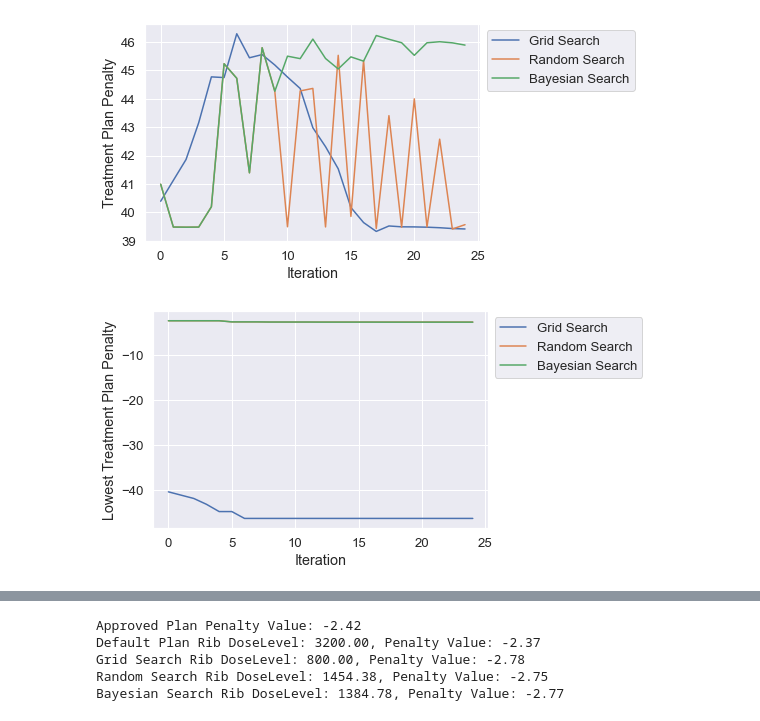
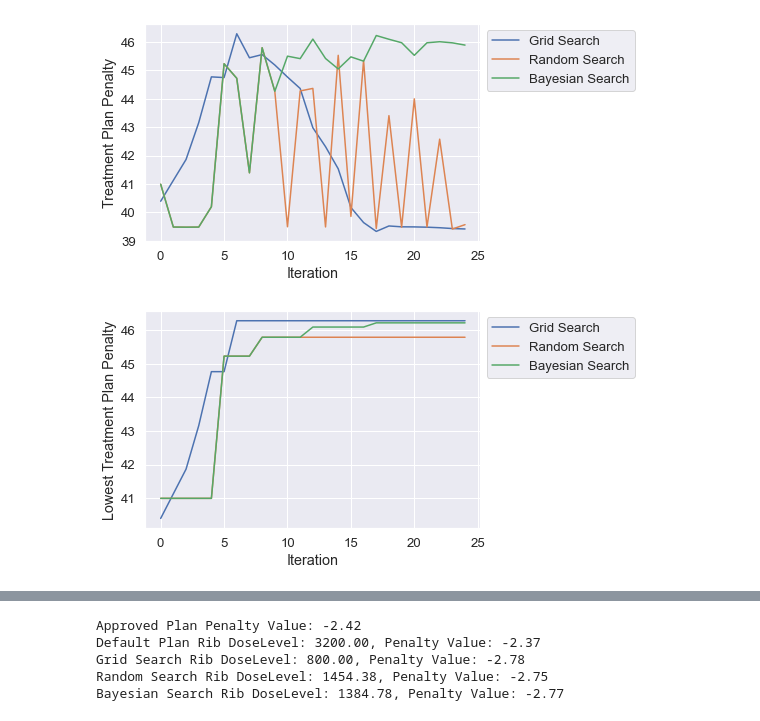
Before and after one commit to kels271828/RayBay, a Jupyter notebook: results/patient1/toy_problem.ipynb, the cells around one changed output, grey strips where cells are left out. Cells and saved outputs as stored; diff of their text form; code cells hidden in the pictures.

```diff
--- a/results/patient1/toy_problem.ipynb
+++ b/results/patient1/toy_problem.ipynb
@@ -76,7 +76,7 @@ def linear_penalty(funcs, pars, goals, results):
     ydata, _ = plots.format_data(goals[1:], results, 'goals')
     for ii in range(len(ydata)):
         level = goals.iloc[ii+1]['AcceptanceLevel']
-        func_vals += (ydata[ii] - level)/level
+        func_vals += (level - ydata[ii])/level
     return 100*func_vals/(len(goals) - 1)
 # %%
 def plot_dvh(dvh, title):
@@ -110,10 +110,10 @@ results_approved = pd.read_pickle('approved/results.npy')
 dvh_approved = np.load('approved/dvh.npy', allow_pickle=True).item()
 
 # Default plan
-pars_default = pd.read_pickle('toy/default/pars.npy')
-results_default = pd.read_pickle('toy/default/results.npy')
+pars_default = pd.read_pickle('default/pars.npy')
+results_default = pd.read_pickle('default/results.npy')
 fun_default = linear_penalty(funcs_full, pars_default, goals, results_default)
-dvh_default = np.load('toy/default/dvh.npy', allow_pickle=True).item()
+dvh_default = np.load('default/dvh.npy', allow_pickle=True).item()
 
 # Random samples
 pars_sample = pd.read_pickle('full/sample/pars.npy')
@@ -132,12 +132,14 @@ dvh_grid = np.load('toy/grid/dvh.npy', allow_pickle=True).item()
 results_rand = pd.read_pickle('toy/rand/results.npy')
 x_rand = np.load('toy/rand/x_iters.npy').squeeze()
 fun_rand = np.load('toy/rand/func_vals.npy')
+fun_rand *= -100/(len(goals) - 1)
 dvh_rand = np.load('toy/rand/dvh.npy', allow_pickle=True).item()
 
 # Bayesian search
 results_bayes = pd.read_pickle('toy/bayes/results.npy')
 x_bayes = np.load('toy/bayes/x_iters.npy').squeeze()
 fun_bayes = np.load('toy/bayes/func_vals.npy')
+fun_bayes *= -100/(len(goals) - 1)
 dvh_bayes = np.load('toy/bayes/dvh.npy', allow_pickle=True).item()
 # %% [output]
 Success: 100, Not Normalized: 1, Fail: 0
@@ -258,12 +260,12 @@ plt.legend(['Grid Search', 'Random Search', 'Bayesian Search'],
 [figure]
 # %%
 # Compare convergence of optimization methods
-plt.plot(np.minimum.accumulate(fun_grid))
-plt.plot(np.minimum.accumulate(fun_rand))
-plt.plot(np.minimum.accumulate(fun_bayes))
+plt.plot(np.maximum.accumulate(fun_grid))
+plt.plot(np.maximum.accumulate(fun_rand))
+plt.plot(np.maximum.accumulate(fun_bayes))
 plt.xlabel('Iteration')
 plt.ylabel('Lowest Treatment Plan Penalty')
 plt.legend(['Grid Search', 'Random Search', 'Bayesian Search'],
            bbox_to_anchor=(1, 1));
 # %% [output]
-[figure, old version]
+[figure, new version]
```
Also changed, not shown: parts of 10 cells of this notebook, 2 other files.
